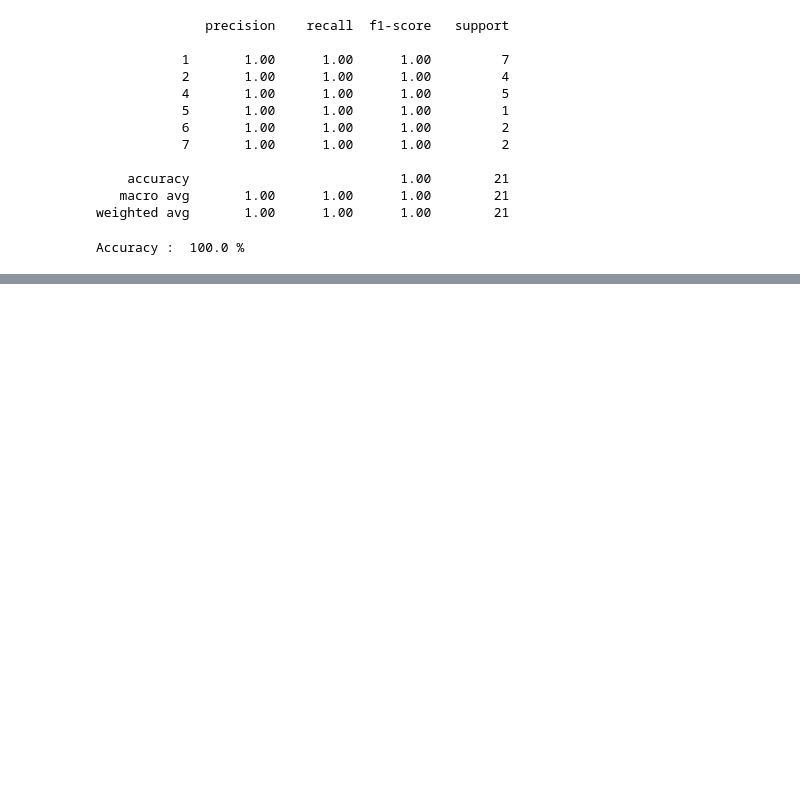
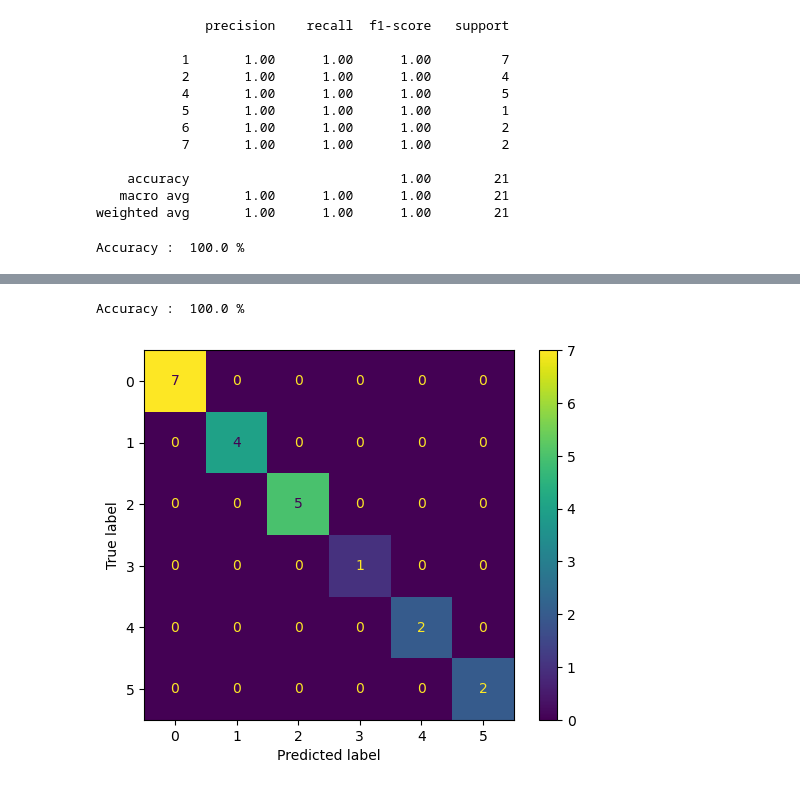
Before and after one commit to Subhajeet-Das/Zoo-Animal-Classification, a Jupyter notebook: zoo-animal-classification.ipynb, the cells around one changed output, grey strips where cells are left out. Drawn from its saved outputs; the diff is of its cells as text; code cells hidden in the pictures; blank space fills up the shorter version.

```diff
--- a/zoo-animal-classification.ipynb
+++ b/zoo-animal-classification.ipynb
@@ -155,0 +177,12 @@ Accuracy :  100.0 %
+# %%
+scores = {}
+slist = []
+
+for i in range(1,10):
+    model_knn = KNeighborsClassifier(n_neighbors = i)
+    model_knn.fit(x_train, y_train)
+    y_pred_knn = model_knn.predict(x_test)
+    scores[i] = metrics.accuracy_score(y_test, y_pred_knn)
+    slist.append(metrics.accuracy_score(y_test, y_pred_knn))
+
+scores
@@ -155,0 +199,3 @@ Accuracy :  100.0 %
+# %%
+model_knn = KNeighborsClassifier(n_neighbors = 7)
+model_knn.fit(x_train, y_train)
@@ -155,0 +204,2 @@ Accuracy :  100.0 %
+# %%
+y_pred_knn = model_knn.predict(x_test)
@@ -155,0 +222,10 @@ Accuracy :  100.0 %
+# %%
+print("Accuracy : ", accuracy_score(y_test, y_pred_knn)*100, "%")
+# %% [output]
+Accuracy :  100.0 %
+# %%
+cm_display = metrics.ConfusionMatrixDisplay(confusion_matrix = confusion_matrix(y_test, y_pred_knn))
+cm_display.plot()
+plt.show()
+# %% [output]
+[figure, added]
```
Also changed, not shown: parts of 10 cells of this notebook.
